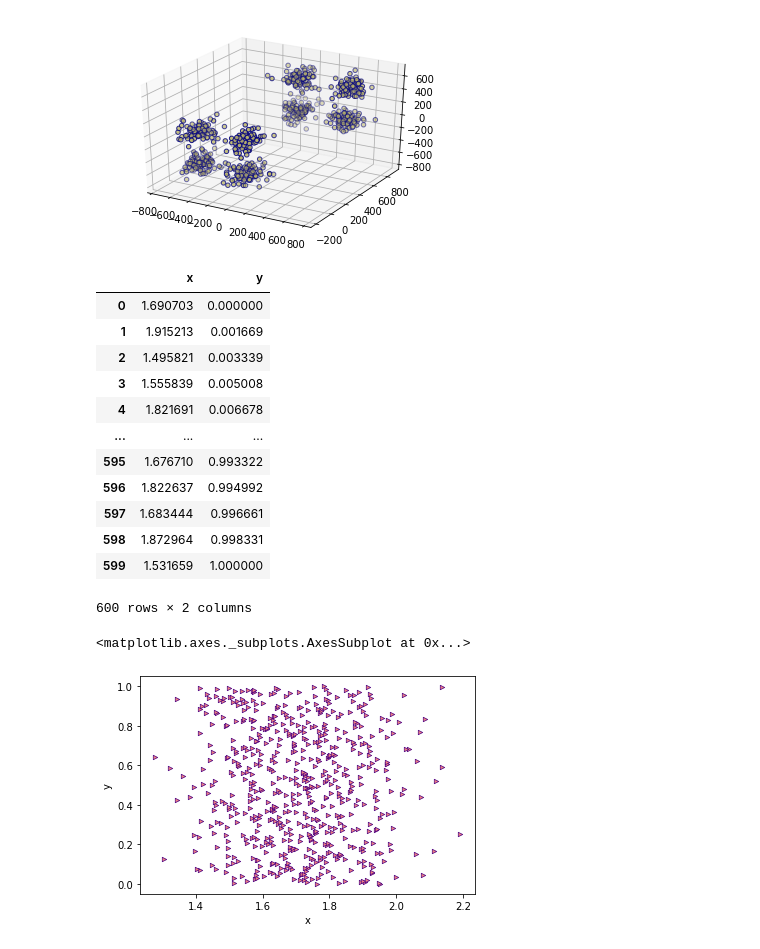
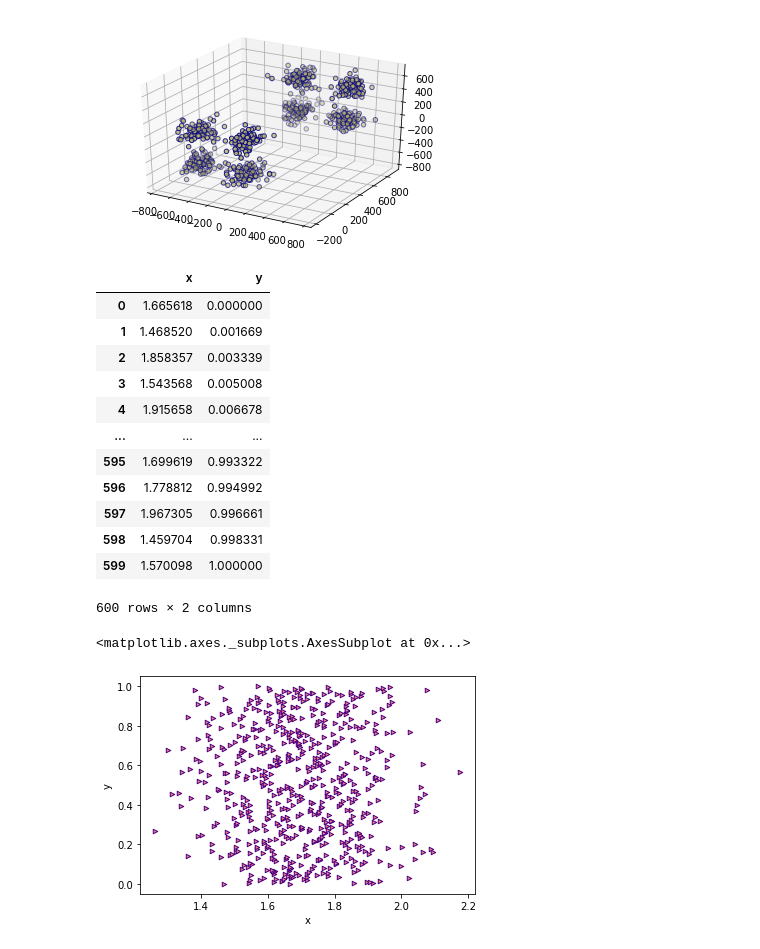
Before and after one commit to Radhe-0/Practicas, a Jupyter notebook: Practicas_Numpy.ipynb, the cells around one changed output. Cells and saved outputs as stored; diff of their text form; code cells hidden in the pictures.

```diff
--- a/Practicas_Numpy.ipynb
+++ b/Practicas_Numpy.ipynb
@@ -461,7 +461,7 @@ plt.show()
 # %%
 # Este es bastante específico, es para generar datos de alturas de personas, en una distribución normal
 
-def DatosAltura(num=10):
+def DatosDistNormal(num=10):
 
     alturas = np.random.normal(1.70,0.16,num)
     personas = np.linspace(0,1,num)
@@ -477,20 +477,20 @@ df = pd.DataFrame(datos, columns=['x','y'])
 df
 # %% [output]
 |  | x | y |
-| 0 | 1.690703 | 0.000000 |
-| 1 | 1.915213 | 0.001669 |
-| 2 | 1.495821 | 0.003339 |
-| 3 | 1.555839 | 0.005008 |
-| 4 | 1.821691 | 0.006678 |
+| 0 | 1.665618 | 0.000000 |
+| 1 | 1.468520 | 0.001669 |
+| 2 | 1.858357 | 0.003339 |
+| 3 | 1.543568 | 0.005008 |
+| 4 | 1.915658 | 0.006678 |
 | ... | ... | ... |
-| 595 | 1.676710 | 0.993322 |
-| 596 | 1.822637 | 0.994992 |
-| 597 | 1.683444 | 0.996661 |
-| 598 | 1.872964 | 0.998331 |
-| 599 | 1.531659 | 1.000000 |
+| 595 | 1.699619 | 0.993322 |
+| 596 | 1.778812 | 0.994992 |
+| 597 | 1.967305 | 0.996661 |
+| 598 | 1.459704 | 0.998331 |
+| 599 | 1.570098 | 1.000000 |
 600 rows × 2 columns
 # %%
-df.plot.scatter(x='x',y='y',c='lightcoral',edgecolors='indigo',marker='>',linewidths=0.7)
+df.plot.scatter(x='x',y='y',c='lightcoral',edgecolors='indigo',marker='>')
 # %% [output]
 <matplotlib.axes._subplots.AxesSubplot at 0x...>
-[figure, old version]
+[figure, new version]
```
